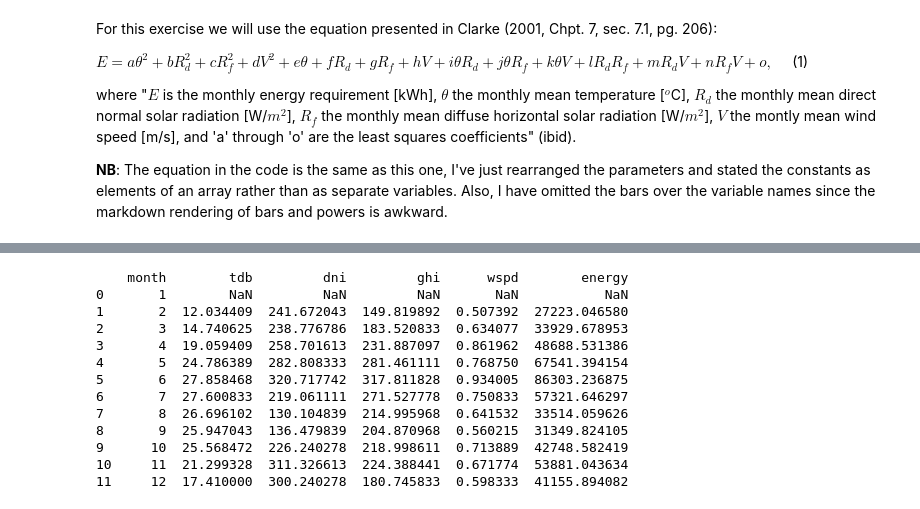
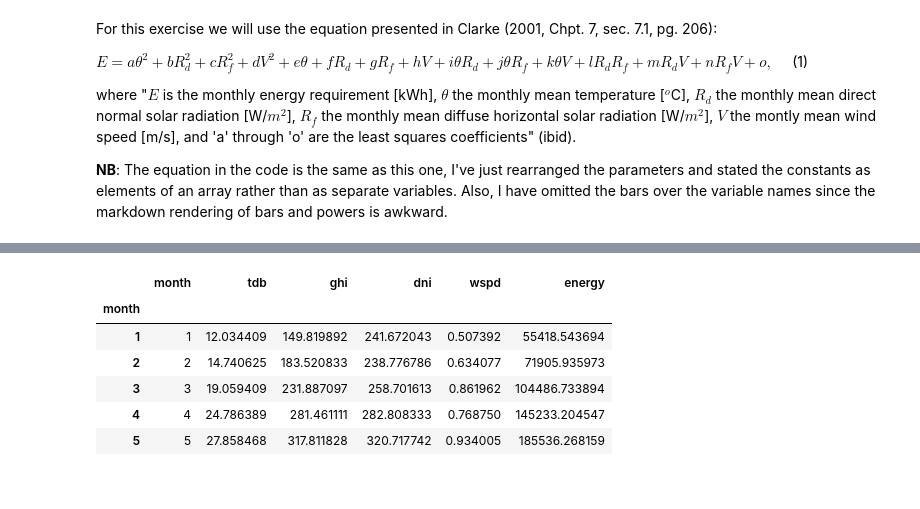
Before and after one commit to paragrastogi/CEPT_Workshop_January2020, a Jupyter notebook: lib/tutorial_v00.ipynb, the cells around one changed output, grey strips where cells are left out. Cells and saved outputs as stored; diff of their text form; code cells hidden in the pictures.

```diff
--- a/lib/tutorial_v00.ipynb
+++ b/lib/tutorial_v00.ipynb
@@ -68,33 +82,36 @@ def E_random_coeff(theta, R_d, R_f, V, beta=np.random.rand(15,1)):
 # %%
 # Calculate the monthly mean values of weather parameters for Dehradun.
+
+relevant_keys = ['tdb', 'dni', 'ghi', 'wspd']
 
 # Declare an empty dataframe.
 ddn_summary = pd.DataFrame()
 
 # Assign individual columns.
 # Each weather parameter is grouped by month, and the monthly mean calculated.
 ddn_summary['month'] = pd.unique(ddn['month'])
-ddn_summary['tdb'] = ddn.groupby(by=['month'])['tdb'].mean()
-ddn_summary['dni'] = ddn.groupby(by=['month'])['dni'].mean()
-ddn_summary['ghi'] = ddn.groupby(by=['month'])['ghi'].mean()
-ddn_summary['wspd'] = ddn.groupby(by=['month'])['wspd'].mean()
+ddn_summary.index = ddn_summary['month']
+
+for key in ddn.columns:
+    if key not in relevant_keys:
+        continue
+    ddn_summary[key] = ddn.groupby(by=['month'])[key].mean()
+
+# ddn_summary['tdb'] = ddn.groupby(by=['month'])['tdb'].mean()
+# ddn_summary['dni'] = ddn.groupby(by=['month'])['dni'].mean()
+# ddn_summary['ghi'] = ddn.groupby(by=['month'])['ghi'].mean()
+# ddn_summary['wspd'] = ddn.groupby(by=['month'])['wspd'].mean()
 
 # Calculate the monthly energy consumption with random coefficients.
 energy = E_random_coeff(ddn_summary['tdb'], ddn_summary['dni'], ddn_summary['ghi'], ddn_summary['wspd'])
 ddn_summary['energy'] = energy
+
+ddn_summary.head()
+# %% [output]
+|  | month | tdb | ghi | dni | wspd | energy |
+| month |  |  |  |  |  |  |
+| 1 | 1 | 12.034409 | 149.819892 | 241.672043 | 0.507392 | 55418.543694 |
+| 2 | 2 | 14.740625 | 183.520833 | 238.776786 | 0.634077 | 71905.935973 |
+| 3 | 3 | 19.059409 | 231.887097 | 258.701613 | 0.861962 | 104486.733894 |
+| 4 | 4 | 24.786389 | 281.461111 | 282.808333 | 0.768750 | 145233.204547 |
+| 5 | 5 | 27.858468 | 317.811828 | 320.717742 | 0.934005 | 185536.268159 |
-# %%
-print(ddn_summary)
-# %% [output]
-    month        tdb         dni         ghi      wspd        energy
-0       1        NaN         NaN         NaN       NaN           NaN
-1       2  12.034409  241.672043  149.819892  0.507392  27223.046580
-2       3  14.740625  238.776786  183.520833  0.634077  33929.678953
-3       4  19.059409  258.701613  231.887097  0.861962  48688.531386
-4       5  24.786389  282.808333  281.461111  0.768750  67541.394154
-5       6  27.858468  320.717742  317.811828  0.934005  86303.236875
-6       7  27.600833  219.061111  271.527778  0.750833  57321.646297
-7       8  26.696102  130.104839  214.995968  0.641532  33514.059626
-8       9  25.947043  136.479839  204.870968  0.560215  31349.824105
-9      10  25.568472  226.240278  218.998611  0.713889  42748.582419
-10     11  21.299328  311.326613  224.388441  0.671774  53881.043634
-11     12  17.410000  300.240278  180.745833  0.598333  41155.894082
```
Also changed, not shown: parts of 17 cells of this notebook, 2 other files.
